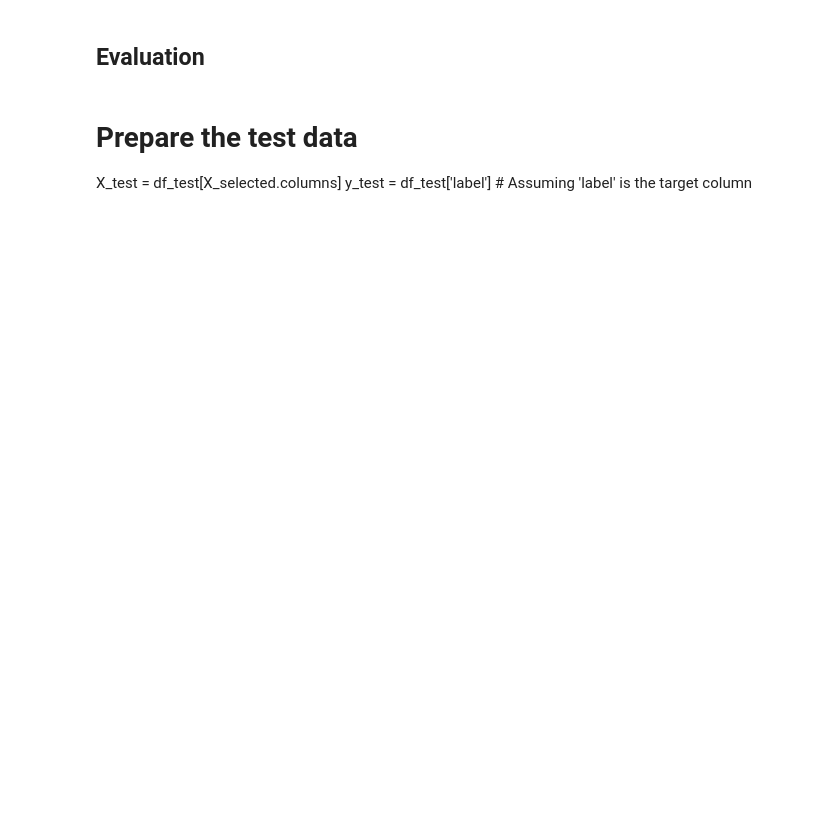
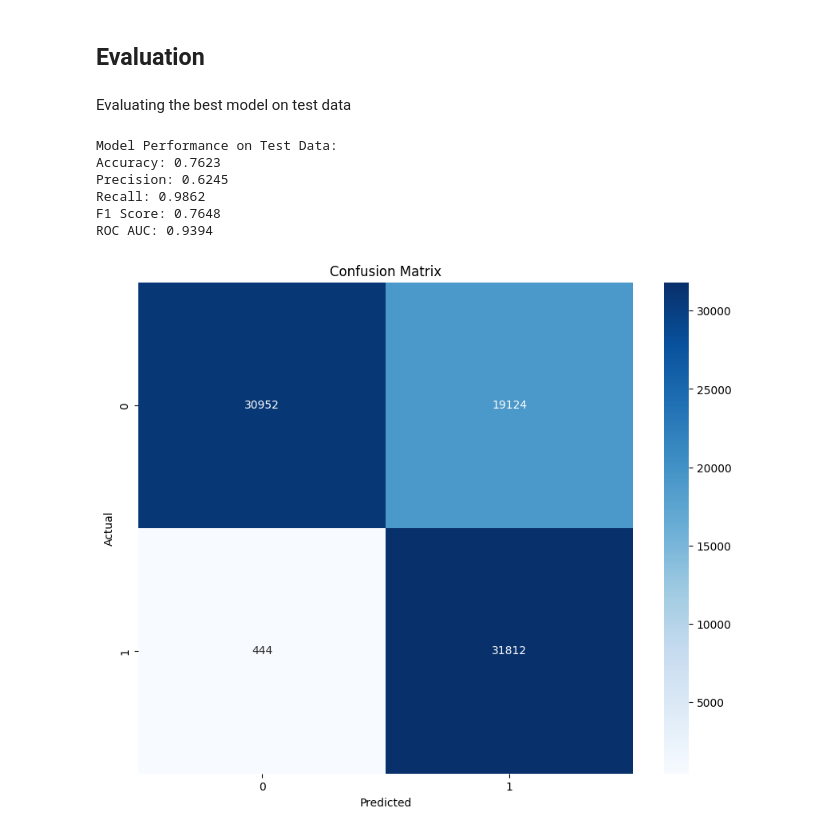
Before and after one commit to AmazingK2k3/Data_Analytics_Mini_Projects, a Jupyter notebook: CyberSecurity_threat_classification.ipynb, the cells around one changed output. Drawn from its saved outputs; the diff is of its cells as text; code cells hidden in the pictures; blank space fills up the shorter version.

```diff
--- a/midsem2.ipynb
+++ b/CyberSecurity_threat_classification.ipynb
@@ -353,6 +409,6 @@ import time
 # %%
 # Assuming X_selected is your feature matrix and y is your target variable after feature selection
-X_train, X_test, y_train, y_test = train_test_split(X_selected, y, test_size=0.2, random_state=42)
+X_train, X_test, y_train, y_test = train_test_split(X_train_data, y_train_data, test_size=0.2, random_state=42)
 
 # Scale the features
 scaler = StandardScaler()
@@ -367,9 +421,6 @@ models = {
     'Decision Tree': DecisionTreeClassifier(random_state=42),
     'Random Forest': RandomForestClassifier(random_state=42),
     'Gradient Boosting': GradientBoostingClassifier(random_state=42),
-    'SVM': SVC(random_state=42, probability=True),
-    'Naive Bayes': GaussianNB(),
-    'Neural Network': MLPClassifier(random_state=42),
     'XGBoost': XGBClassifier(random_state=42),
     'LightGBM': LGBMClassifier(random_state=42)
 }
@@ -442,24 +523,26 @@ print(cm)
 # %% [markdown]
 ## Evaluation
-# %% [markdown]
-# Prepare the test data
-X_test = df_test[X_selected.columns]
-y_test = df_test['label']  # Assuming 'label' is the target column
+# %% [markdown]
+Evaluating the best model on test data
+# %%
+# Test data
+X_test_data = X_selected.iloc[df_test.index]
+y_test_data = y.iloc[df_test.index]
 # %%
 # Scale the features
 scaler = StandardScaler()
-X_test_scaled = scaler.fit_transform(X_test)
+X_test_scaled = scaler.fit_transform(X_test_data)
 # %%
 # Make predictions
 y_pred = best_model.predict(X_test_scaled)
 y_pred_proba = best_model.predict_proba(X_test_scaled)[:, 1]
 # %%
 # Calculate metrics
-accuracy = accuracy_score(y_test, y_pred)
-precision = precision_score(y_test, y_pred)
-recall = recall_score(y_test, y_pred)
-f1 = f1_score(y_test, y_pred)
-roc_auc = roc_auc_score(y_test, y_pred_proba)
+accuracy = accuracy_score(y_test_data, y_pred)
+precision = precision_score(y_test_data, y_pred)
+recall = recall_score(y_test_data, y_pred)
+f1 = f1_score(y_test_data, y_pred)
+roc_auc = roc_auc_score(y_test_data, y_pred_proba)
 
 # Print results
 print("Model Performance on Test Data:")
@@ -468,15 +551,24 @@ print(f"Precision: {precision:.4f}")
 print(f"Recall: {recall:.4f}")
 print(f"F1 Score: {f1:.4f}")
 print(f"ROC AUC: {roc_auc:.4f}")
+# %% [output]
+Model Performance on Test Data:
+Accuracy: 0.7623
+Precision: 0.6245
+Recall: 0.9862
+F1 Score: 0.7648
+ROC AUC: 0.9394
 # %%
 # Confusion Matrix
-cm = confusion_matrix(y_test, y_pred)
+cm = confusion_matrix(y_test_data, y_pred)
 plt.figure(figsize=(10, 8))
 sns.heatmap(cm, annot=True, fmt='d', cmap='Blues')
 plt.title('Confusion Matrix')
 plt.ylabel('Actual')
 plt.xlabel('Predicted')
 plt.show()
+# %% [output]
+[figure, added]
 # %%
 # ROC Curve
 from sklearn.metrics import roc_curve
```
Also changed, not shown: parts of 24 cells of this notebook, 10 other files.
